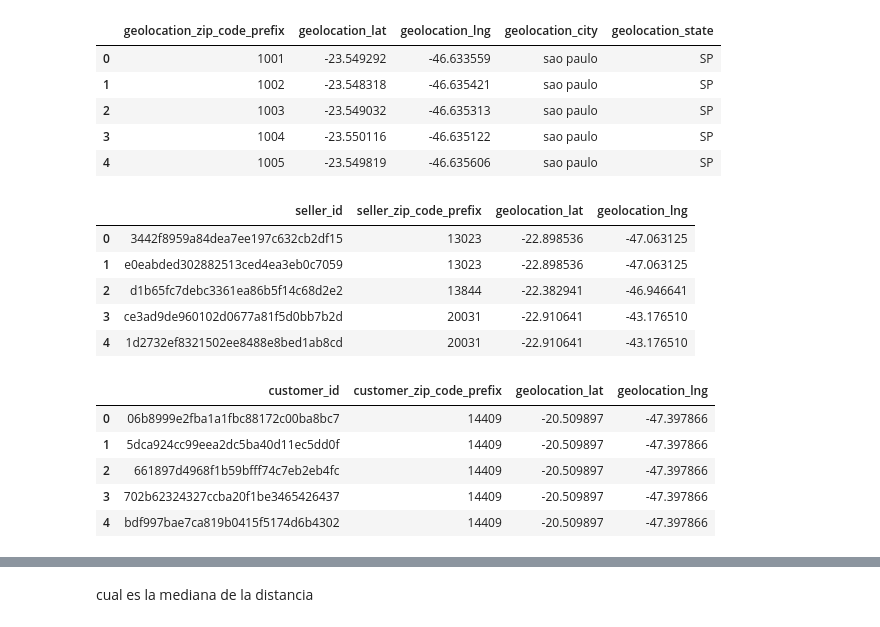
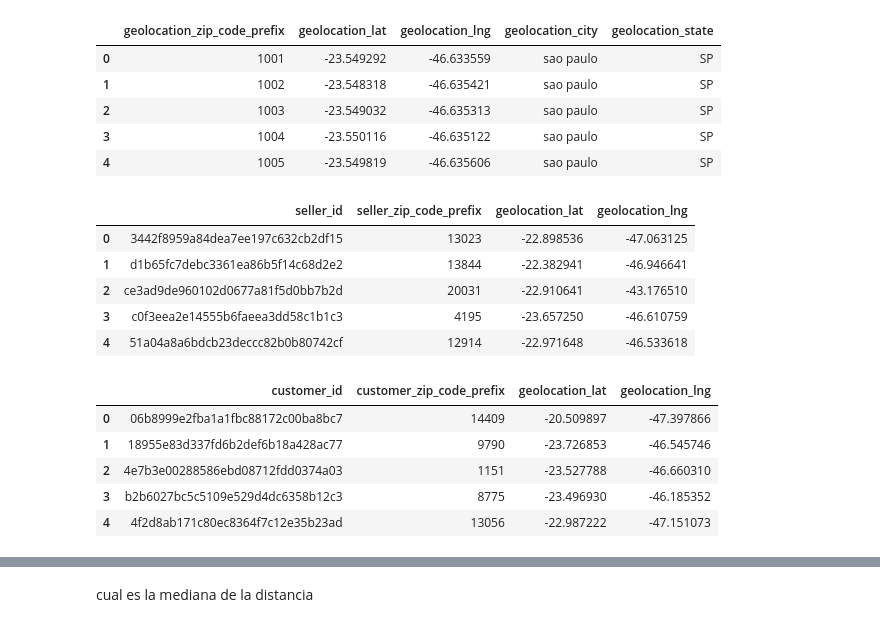
Before and after one commit to lnastri25/POO_UCEMA, a Jupyter notebook: trabajos_practicos/tp_datos/2-ecommerce/ejercicio_orders_part1.ipynb, the cells around one changed output, grey strips where cells are left out. Drawn from its saved outputs; the diff is of its cells as text; code cells hidden in the pictures.

```diff
--- a/trabajos_practicos/tp_datos/2-ecommerce/ejercicio_orders_part1.ipynb
+++ b/trabajos_practicos/tp_datos/2-ecommerce/ejercicio_orders_part1.ipynb
@@ -461,9 +425,15 @@ def haversine_distance(lon1, lat1, lon2, lat2):
+# %%
+from olist.preprocess import whitespace_remover_and_columns
+sellers = whitespace_remover_and_columns(sellers)
+order_items = whitespace_remover_and_columns(order_items)
+buyers = whitespace_remover_and_columns(buyers)
 # %%
 # TIP 2:
 # usar el dataset de geolocalizacion
 # Un zip code puede tener varias lat y lon. groupby puede ser usado con el metodo .first() para quedarte con el primero
 # agroupa data['geolocation'] con ese metodo y crea un datset llamado geo
-geo = geolocation.groupby('geolocation_zip_code_prefix').first().reset_index()
+geo = data['geolocation'].copy()
+geo = geo.groupby('geolocation_zip_code_prefix').first().reset_index()
 geo.head()
 # %% [output]
 |  | geolocation_zip_code_prefix | geolocation_lat | geolocation_lng | geolocation_city | geolocation_state |
@@ -475,25 +445,25 @@ geo.head()
 # %%
 # Solo usar columnas 'seller_id', 'seller_zip_code_prefix', 'geolocation_lat', 'geolocation_lng'
 # Hago merge de sellers con geolocalizacion
-sellers_geo = sellers.merge(geo, left_on='seller_zip_code_prefix', right_on='geolocation_zip_code_prefix')
+sellers_geo = sellers.merge(geo, how = 'left', left_on='seller_zip_code_prefix', right_on='geolocation_zip_code_prefix')
 sellers_geo = sellers_geo[['seller_id', 'seller_zip_code_prefix', 'geolocation_lat', 'geolocation_lng']]
 sellers_geo.head()
 # %% [output]
 |  | seller_id | seller_zip_code_prefix | geolocation_lat | geolocation_lng |
 | 0 | 3442f8959a84dea7ee197c632cb2df15 | 13023 | -22.898536 | -47.063125 |
-| 1 | e0eabded302882513ced4ea3eb0c7059 | 13023 | -22.898536 | -47.063125 |
-| 2 | d1b65fc7debc3361ea86b5f14c68d2e2 | 13844 | -22.382941 | -46.946641 |
-| 3 | ce3ad9de960102d0677a81f5d0bb7b2d | 20031 | -22.910641 | -43.176510 |
-| 4 | 1d2732ef8321502ee8488e8bed1ab8cd | 20031 | -22.910641 | -43.176510 |
+| 1 | d1b65fc7debc3361ea86b5f14c68d2e2 | 13844 | -22.382941 | -46.946641 |
+| 2 | ce3ad9de960102d0677a81f5d0bb7b2d | 20031 | -22.910641 | -43.176510 |
+| 3 | c0f3eea2e14555b6faeea3dd58c1b1c3 | 4195 | -23.657250 | -46.610759 |
+| 4 | 51a04a8a6bdcb23deccc82b0b80742cf | 12914 | -22.971648 | -46.533618 |
 # %%
 # Mergeo con buyers, usar solo de ese dataset ['customer_id', 'customer_zip_code_prefix', 'geolocation_lat', 'geolocation_lng']
-buyers_geo = customers.merge(geo, left_on='customer_zip_code_prefix', right_on='geolocation_zip_code_prefix')
-buyers_geo = buyers_geo[['customer_id', 'customer_zip_code_prefix', 'geolocation_lat', 'geolocation_lng']] # Pongo espacios porque en el df original están asi.
+buyers_geo = buyers.merge(geo, how= 'left', left_on='customer_zip_code_prefix', right_on='geolocation_zip_code_prefix')
+buyers_geo = buyers_geo[['customer_id', 'customer_zip_code_prefix', 'geolocation_lat', 'geolocation_lng']]
 buyers_geo.head()
 # %% [output]
 |  | customer_id | customer_zip_code_prefix | geolocation_lat | geolocation_lng |
 | 0 | 06b8999e2fba1a1fbc88172c00ba8bc7 | 14409 | -20.509897 | -47.397866 |
-| 1 | 5dca924cc99eea2dc5ba40d11ec5dd0f | 14409 | -20.509897 | -47.397866 |
-| 2 | 661897d4968f1b59bfff74c7eb2eb4fc | 14409 | -20.509897 | -47.397866 |
-| 3 | 702b62324327ccba20f1be3465426437 | 14409 | -20.509897 | -47.397866 |
-| 4 | bdf997bae7ca819b0415f5174d6b4302 | 14409 | -20.509897 | -47.397866 |
+| 1 | 18955e83d337fd6b2def6b18a428ac77 | 9790 | -23.726853 | -46.545746 |
+| 2 | 4e7b3e00288586ebd08712fdd0374a03 | 1151 | -23.527788 | -46.660310 |
+| 3 | b2b6027bc5c5109e529d4dc6358b12c3 | 8775 | -23.496930 | -46.185352 |
+| 4 | 4f2d8ab171c80ec8364f7c12e35b23ad | 13056 | -22.987222 | -47.151073 |
```
Also changed, not shown: parts of 51 cells of this notebook, 3 other files.
